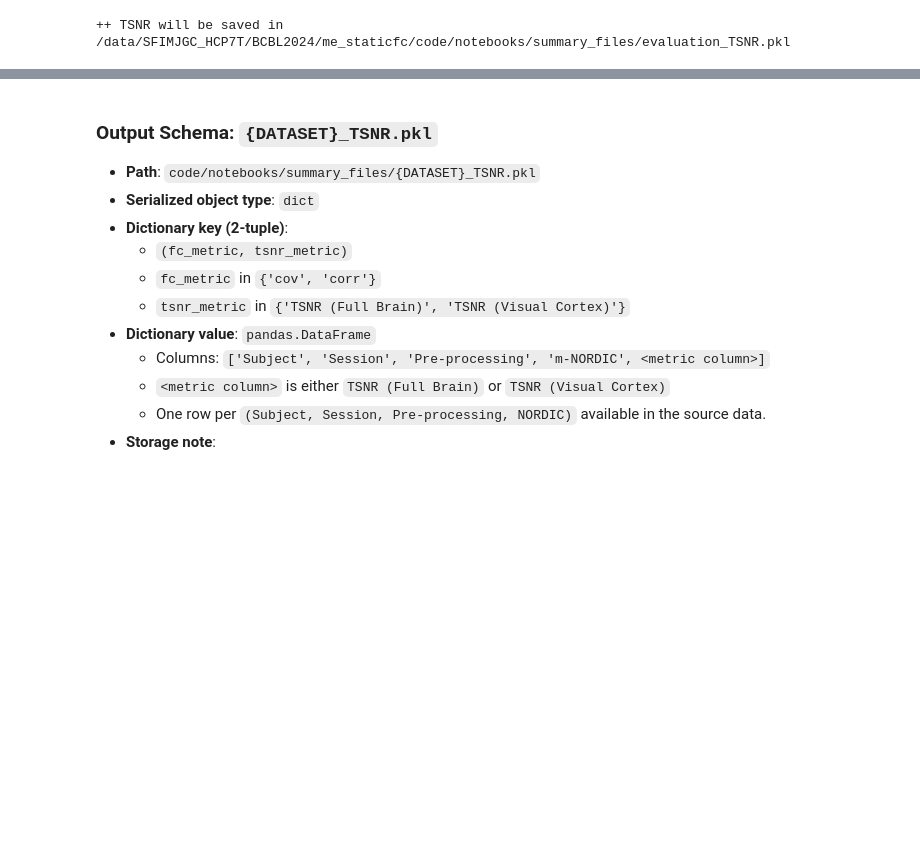
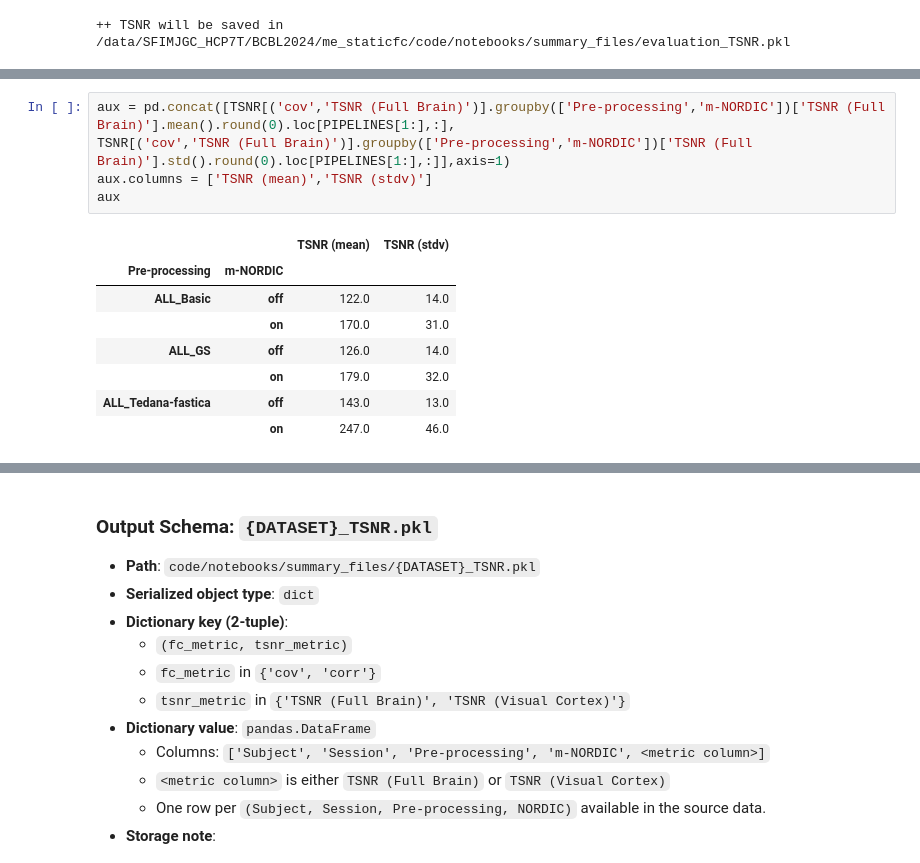
Before and after one commit to javiergcas/me_staticfc, a Jupyter notebook: code/notebooks/N08_Gather_Results.ipynb, the cells around one changed output, grey strips where cells are left out. Drawn from its saved outputs; the diff is of its cells as text; blank space fills up the shorter version.

```diff
--- a/code/notebooks/N08_Gather_Results.ipynb
+++ b/code/notebooks/N08_Gather_Results.ipynb
@@ -277,0 +301,14 @@ Wall time: 43.1 s
+# %%
+aux = pd.concat([TSNR[('cov','TSNR (Full Brain)')].groupby(['Pre-processing','m-NORDIC'])['TSNR (Full Brain)'].mean().round(0).loc[PIPELINES[1:],:],
+TSNR[('cov','TSNR (Full Brain)')].groupby(['Pre-processing','m-NORDIC'])['TSNR (Full Brain)'].std().round(0).loc[PIPELINES[1:],:]],axis=1)
+aux.columns = ['TSNR (mean)','TSNR (stdv)']
+aux
+# %% [output]
+|  |  | TSNR (mean) | TSNR (stdv) |
+| Pre-processing | m-NORDIC |  |  |
+| ALL_Basic | off | 122.0 | 14.0 |
+|  | on | 170.0 | 31.0 |
+| ALL_GS | off | 126.0 | 14.0 |
+|  | on | 179.0 | 32.0 |
+| ALL_Tedana-fastica | off | 143.0 | 13.0 |
+|  | on | 247.0 | 46.0 |
```
Also changed, not shown: parts of 8 cells of this notebook, 1 other file.
